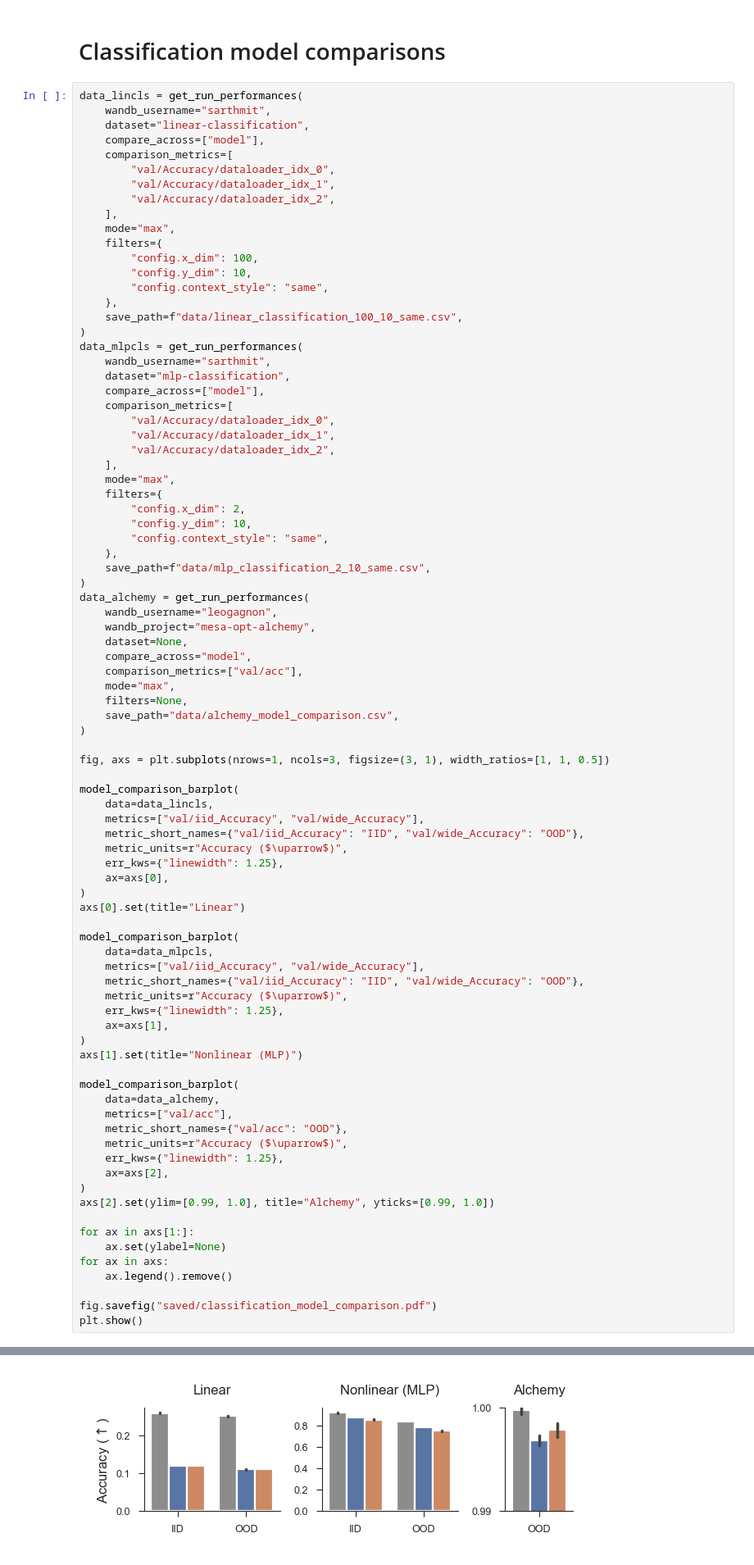
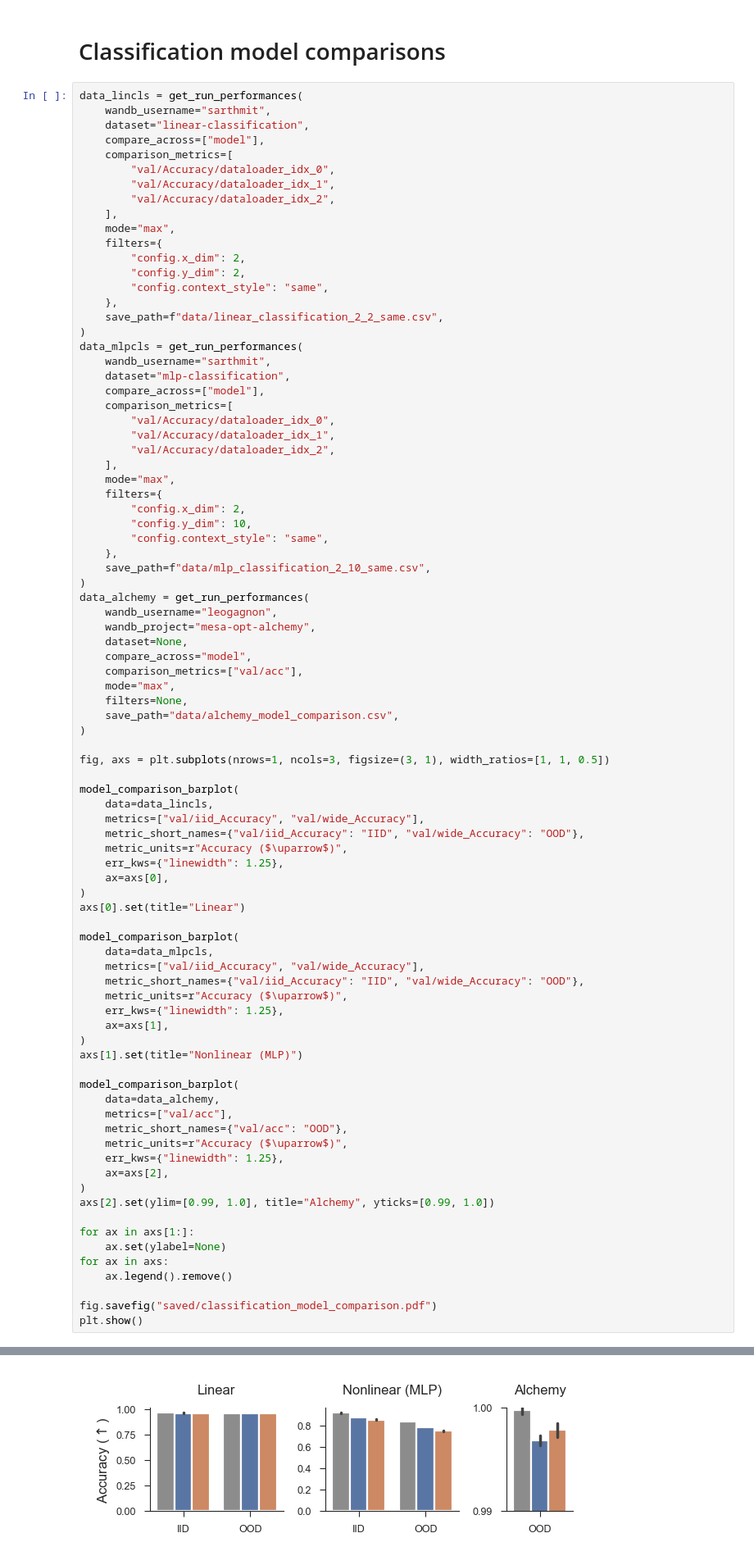
Before and after one commit to EricElmoznino/explicit_implicit_icl, a Jupyter notebook: notebooks/paper/figures.ipynb, the cells around one changed output, grey strips where cells are left out. Shown at 82% size. Saved outputs shown, nothing was run; the diff lists cells and outputs as text.

Commit message:
Updated figures

```diff
--- a/notebooks/paper/figures.ipynb
+++ b/notebooks/paper/figures.ipynb
@@ -376,11 +376,11 @@ data_lincls = get_run_performances(
     ],
     mode="max",
     filters={
-        "config.x_dim": 100,
-        "config.y_dim": 10,
+        "config.x_dim": 2,
+        "config.y_dim": 2,
         "config.context_style": "same",
     },
-    save_path=f"data/linear_classification_100_10_same.csv",
+    save_path=f"data/linear_classification_2_2_same.csv",
 )
 data_mlpcls = get_run_performances(
     wandb_username="sarthmit",
@@ -454,3 +454,3 @@ Loading from cached file data/linear_classification_100_10_same.csv...
 Loading from cached file data/mlp_classification_2_10_same.csv...
 Loading from cached file data/alchemy_model_comparison.csv...
-[figure, old version]
+[figure, new version]
```
Also changed, not shown: parts of 2 cells of this notebook, 4 other files.
